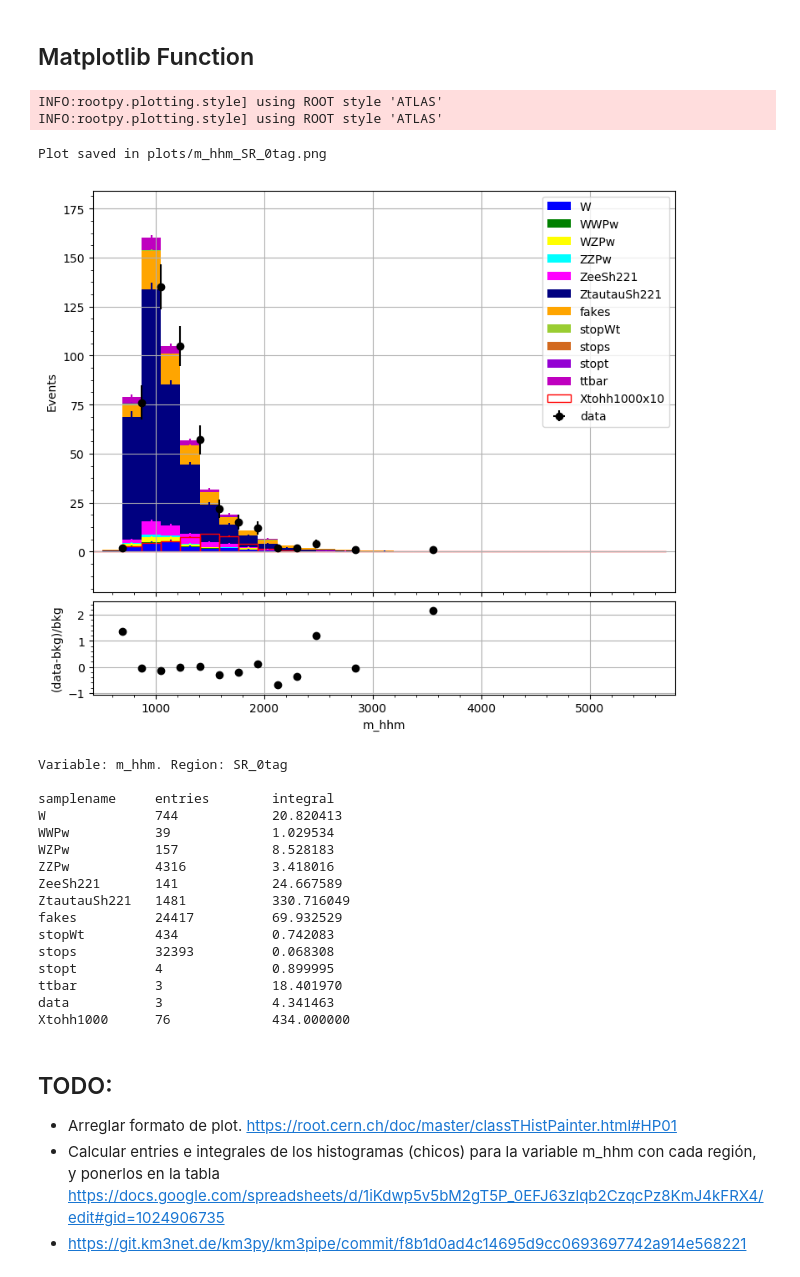
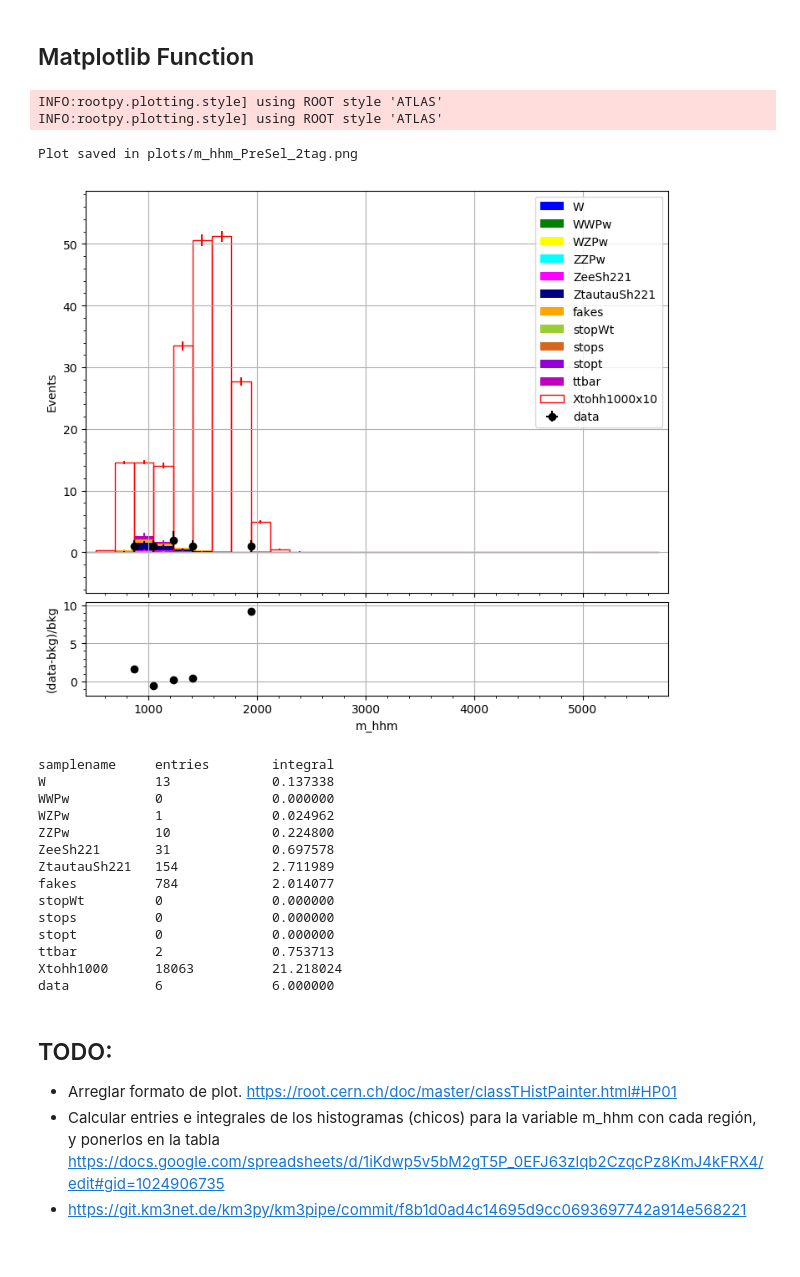
Before and after one commit to arodel21/Boosted_Di-Higgs_Identification, a Jupyter notebook: notebooks/Di-Higgs/HistogramGenerator.ipynb, the cells around one changed output. Drawn from its saved outputs; the diff is of its cells as text; code cells hidden in the pictures.

Commit message:
Histogram: entries and residuals fix

```diff
--- a/notebooks/Di-Higgs/HistogramGenerator.ipynb
+++ b/notebooks/Di-Higgs/HistogramGenerator.ipynb
@@ -178,17 +178,17 @@ def hist_gen(file, data, background, signal, ttree, var, region, nbins, s_amp):
 # %%
 # Base directory
 b = "/home/andrea/Escritorio/CERN data/Try3/all.root"
 # Background files array
 filesB = ['W', 'WWPw', 'WZPw', 'ZZPw', 'ZeeSh221', 'ZtautauSh221', 'fakes', 'stopWt', 'stops', 'stopt', 'ttbar']
 # Signal files array
 filesS = ['Xtohh1000']
 # Data files array
 filesD = ['data']
 # Histogram generation
-intV = hist_gen(b, filesD, filesB, filesS, "Nominal", "m_hhm", "SR_0tag", 30, 10)
+intV = hist_gen(b, filesD, filesB, filesS, "Nominal", "m_hhm", "PreSel_2tag", 30, 10)
 # %% [output]
 INFO:rootpy.plotting.style] using ROOT style 'ATLAS'
 INFO:rootpy.plotting.style] using ROOT style 'ATLAS'
-Plot saved in plots/m_hhm_SR_0tag.png
+Plot saved in plots/m_hhm_PreSel_2tag.png
-[figure, old version]
+[figure, new version]
 # %%
@@ -204,30 +210,29 @@ def count_entries(rootfile, region, ttree):
 # %%
-print("Variable: m_hhm. Region: SR_0tag\n")
+## print("Variable: m_hhm. Region: SR_2tag\n")
 
-names = filesB + filesD + filesS
+names = filesB+filesS+filesD
 values = intV
-entries = count_entries(b, "SR_0tag", "Nominal")
+entries = count_entries(b, "PreSel_2tag", "Nominal", names)
+
 
 print('%-15s%-15s%-10s' % ("samplename", "entries", "integral"))
 for i in range(len(names)):
     print('%-15s%-15i%-10f' % (names[i], entries[i], values[i]))
 # %% [output]
-Variable: m_hhm. Region: SR_0tag
-
 samplename     entries        integral
-W              744            20.820413
-WWPw           39             1.029534
-WZPw           157            8.528183
-ZZPw           4316           3.418016
-ZeeSh221       141            24.667589
-ZtautauSh221   1481           330.716049
-fakes          24417          69.932529
-stopWt         434            0.742083
-stops          32393          0.068308
-stopt          4              0.899995
-ttbar          3              18.401970
-data           3              4.341463
-Xtohh1000      76             434.000000
+W              13             0.137338
+WWPw           0              0.000000
+WZPw           1              0.024962
+ZZPw           10             0.224800
+ZeeSh221       31             0.697578
+ZtautauSh221   154            2.711989
+fakes          784            2.014077
+stopWt         0              0.000000
+stops          0              0.000000
+stopt          0              0.000000
+ttbar          2              0.753713
+Xtohh1000      18063          21.218024
+data           6              6.000000
 # %% [markdown]
 ## TODO:
 
```
Also changed, not shown: parts of 2 cells of this notebook.
